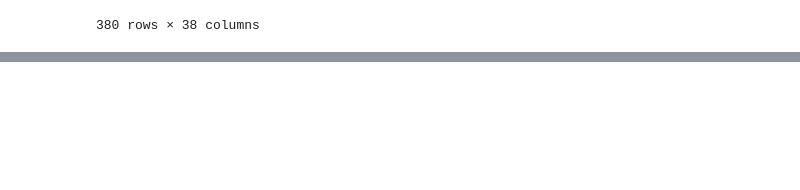
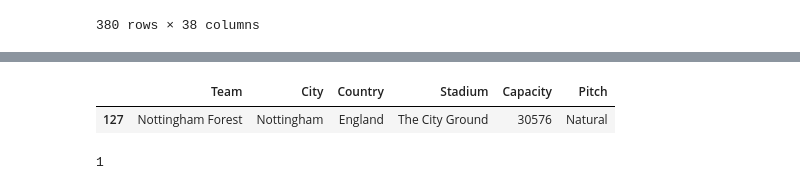
Before and after one commit to armanh3k/Football-Outcome-Predictions, a Jupyter notebook: feature_engineering.ipynb, the cells around one changed output, grey strips where cells are left out. Saved outputs shown, nothing was run; the diff lists cells and outputs as text; code cells hidden in the pictures; blank space fills up the shorter version.

```diff
--- a/feature_engineering.ipynb
+++ b/feature_engineering.ipynb
@@ -591,0 +635,4 @@ pl_results.to_csv(f"pl_results_clean_{year}.csv")
+# %%
+team_info = pd.read_csv("datasets/Team_Info.csv")
+
+team_info
@@ -591,0 +653,10 @@ pl_results.to_csv(f"pl_results_clean_{year}.csv")
+# %%
+team_info[team_info['Team']=="Nottingham Forest"]
+# %% [output]
+|  | Team | City | Country | Stadium | Capacity | Pitch |
+| 127 | Nottingham Forest | Nottingham | England | The City Ground | 30576 | Natural |
+# %%
+# Thus there are no Teams with multiple stadiums, i.e. each team has 1 stadium each
+max(team_info['Team'].value_counts())
+# %% [output]
+1
```
Also changed, not shown: parts of 6 cells of this notebook.
